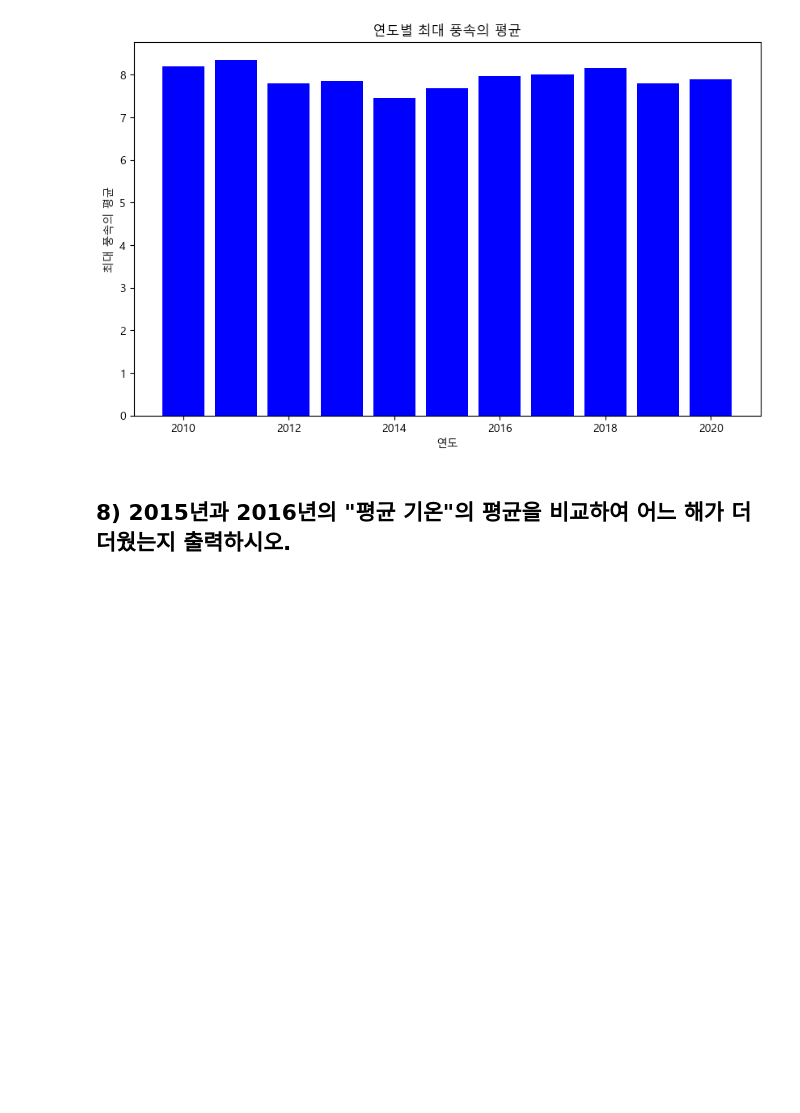
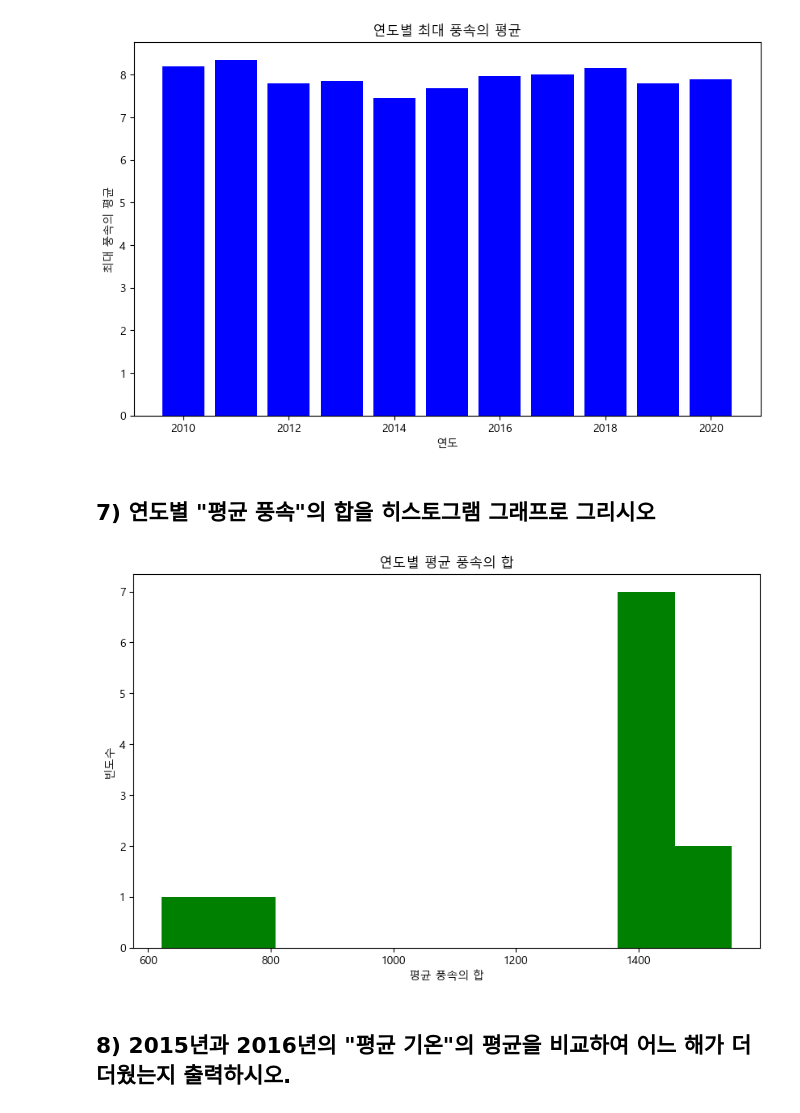
Before and after one commit to Heo02/python_basic_3, a Jupyter notebook: second_Quiz.ipynb, the cells around one changed output. Saved outputs shown, nothing was run; the diff lists cells and outputs as text; code cells hidden in the pictures; blank space fills up the shorter version.

```diff
--- a/second_Quiz.ipynb
+++ b/second_Quiz.ipynb
@@ -98,6 +112,26 @@ plt.title("연도별 최대 풍속의 평균")
 plt.show()
 # %% [output]
 [figure]
+# %% [markdown]
+## 7) 연도별 "평균 풍속"의 합을 히스토그램 그래프로 그리시오
+# %%
+weather = pd.read_csv("weather.csv")
+
+mean_wind = weather['평균 풍속'].mean().round(2)
+weather['평균 풍속'] = weather['평균 풍속'].fillna(mean_wind)
+
+weather['year'] = pd.DatetimeIndex(weather['일시']).year
+
+yearly_sum_wind = weather.groupby('year')[['평균 풍속']].sum()
+
+plt.hist(yearly_sum_wind, bins=10, color = "green")
+plt.title("연도별 평균 풍속의 합")
+plt.xlabel("평균 풍속의 합")
+plt.ylabel("빈도수")
+
+plt.show()
+# %% [output]
+[figure, added]
 # %% [markdown]
 ## 8) 2015년과 2016년의 "평균 기온"의 평균을 비교하여 어느 해가 더 더웠는지 출력하시오.
 # %%
```
Also changed, not shown: parts of 8 cells of this notebook.
